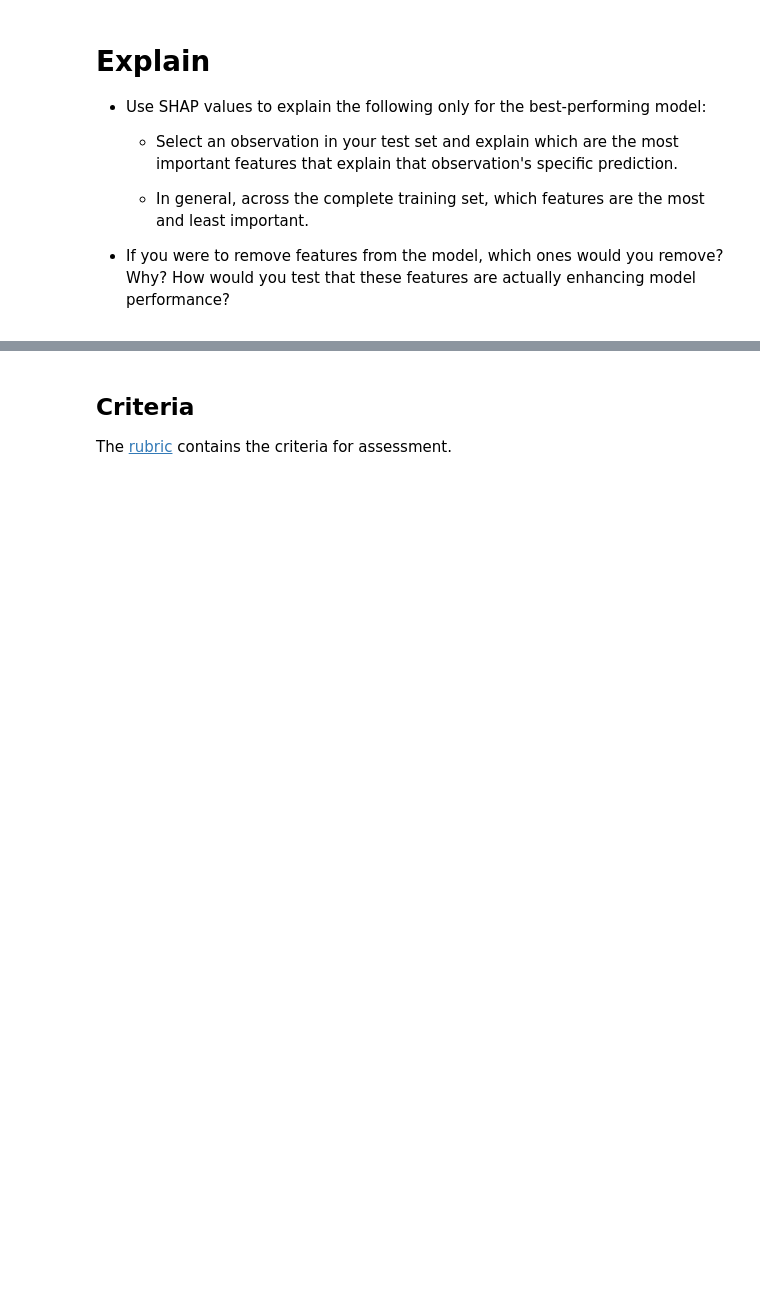
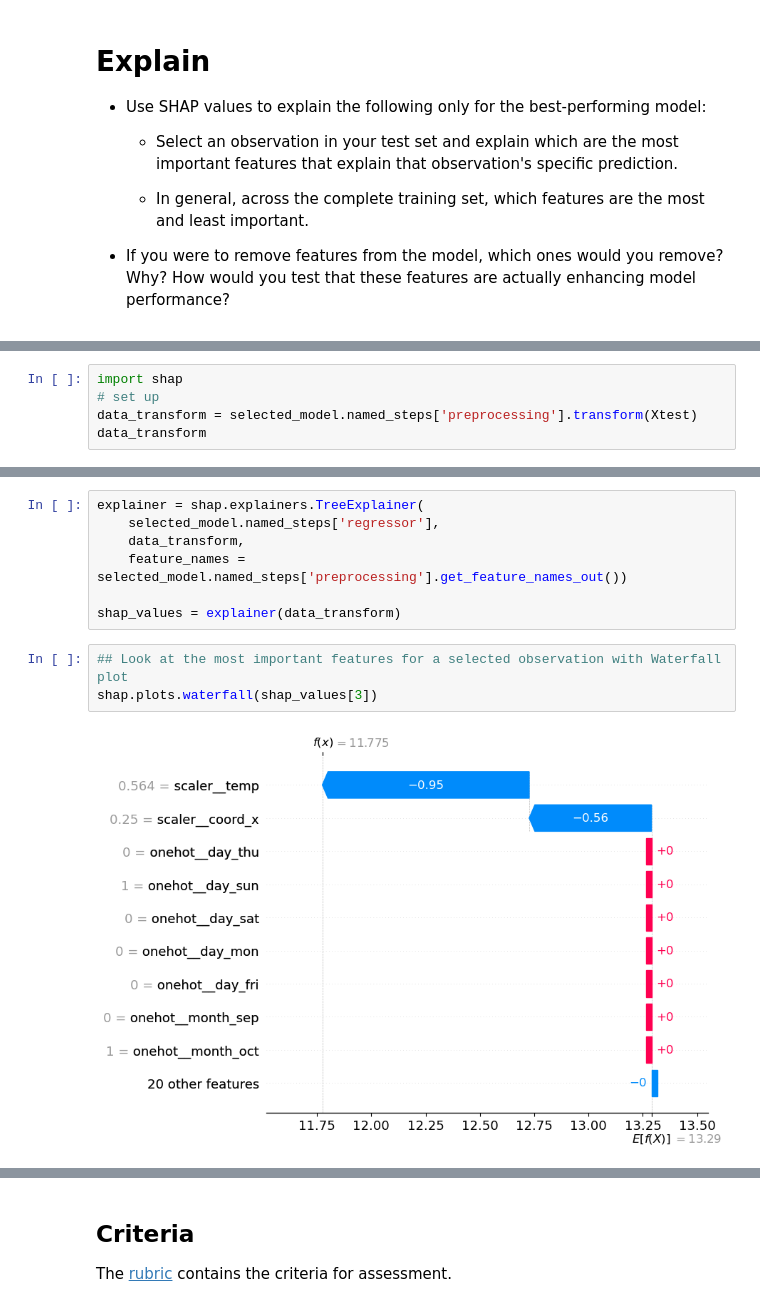
Before and after one commit to slathwal/production, a Jupyter notebook: 02_activities/assignments/assignment_2.ipynb, the cells around one changed output, grey strips where cells are left out. Drawn from its saved outputs; the diff is of its cells as text; blank space fills up the shorter version.

Commit message:
Perform SHAP analysis on the selected model

```diff
--- a/02_activities/assignments/assignment_2.ipynb
+++ b/02_activities/assignments/assignment_2.ipynb
@@ -815,0 +830,5 @@ with open(filename, 'wb') as file:
+# %%
+import shap
+# set up
+data_transform = selected_model.named_steps['preprocessing'].transform(Xtest)
+data_transform
@@ -815,0 +849,12 @@ with open(filename, 'wb') as file:
+# %%
+explainer = shap.explainers.TreeExplainer(
+    selected_model.named_steps['regressor'],
+    data_transform,
+    feature_names = selected_model.named_steps['preprocessing'].get_feature_names_out())
+
+shap_values = explainer(data_transform)
+# %%
+## Look at the most important features for a selected observation with Waterfall plot
+shap.plots.waterfall(shap_values[3])
+# %% [output]
+[figure, added]
```
Also changed, not shown: parts of 5 cells of this notebook.
